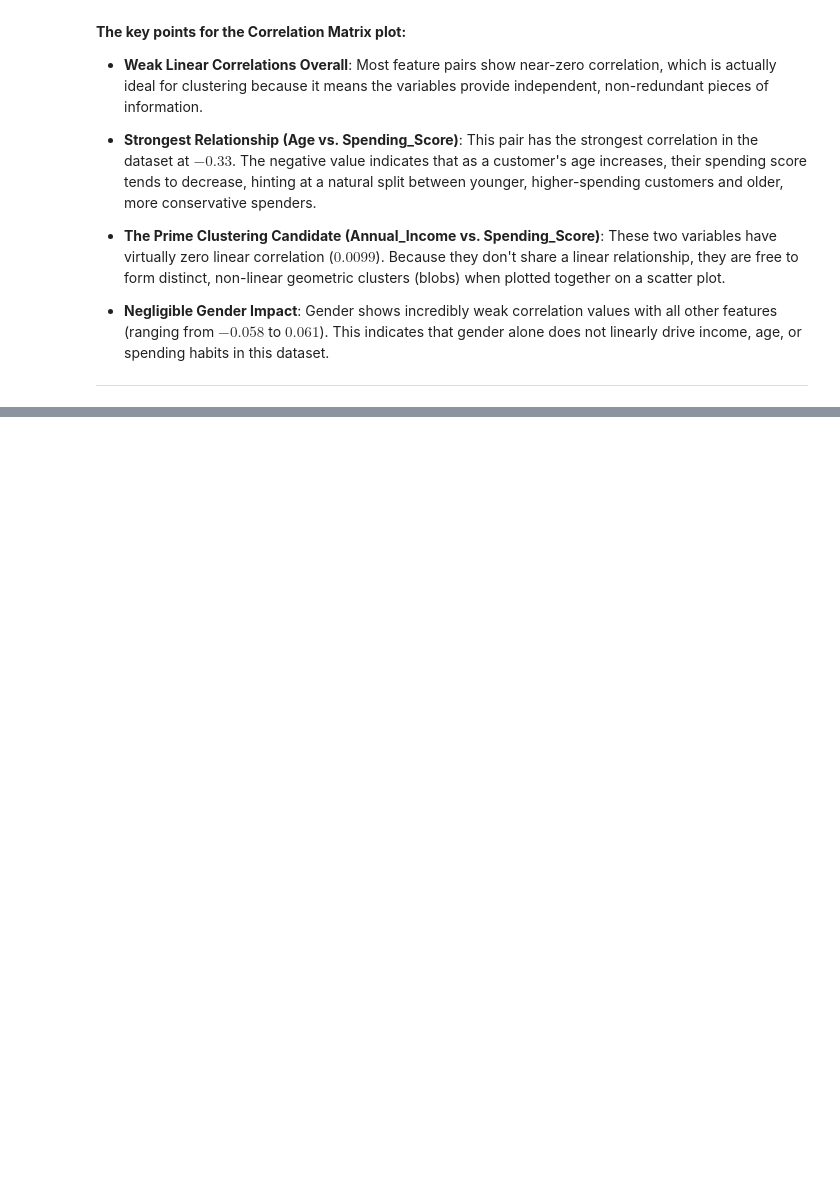
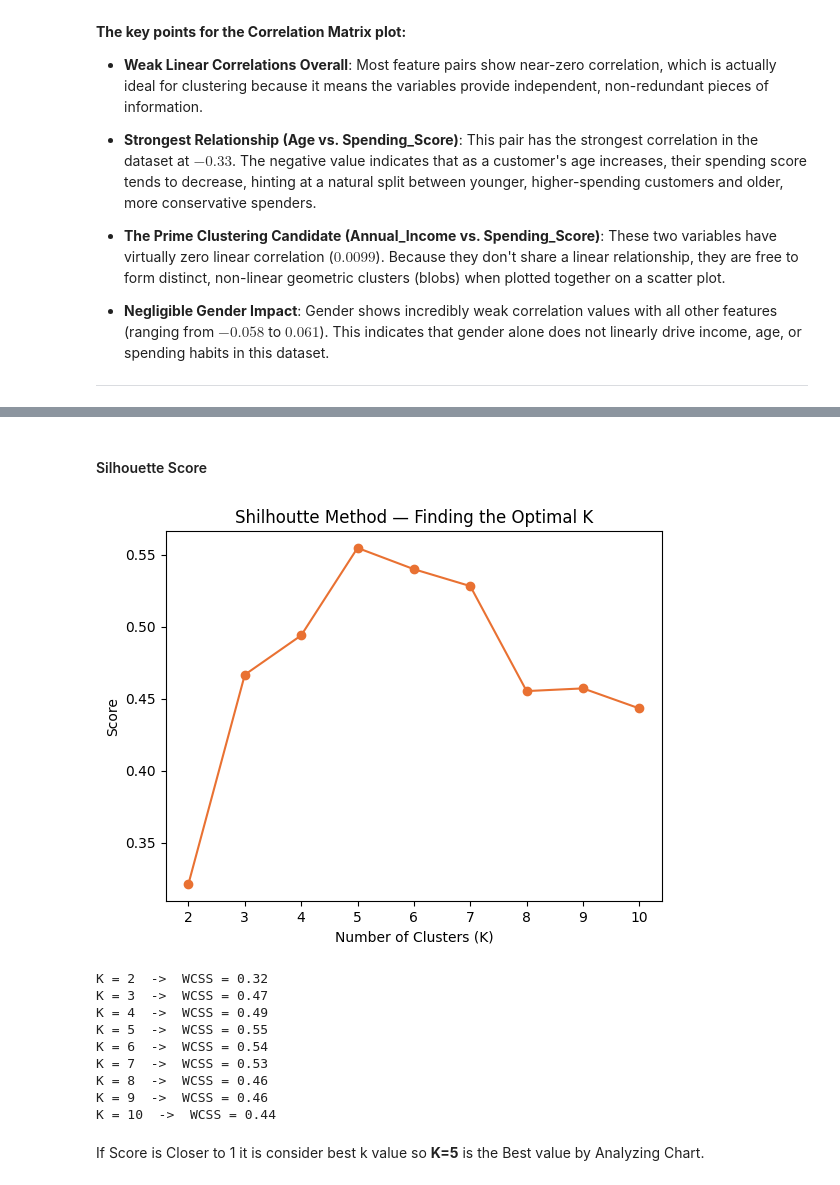
Before and after one commit to Deepvejpara/Mall_Customer_Segmentation, a Jupyter notebook: main.ipynb, the cells around one changed output, grey strips where cells are left out. Cells and saved outputs as stored; diff of their text form; code cells hidden in the pictures; blank space fills up the shorter version.

```diff
--- a/main.ipynb
+++ b/main.ipynb
@@ -163,0 +246,2 @@ plt.show()
+# %% [markdown]
+#### Silhouette Score
@@ -163,0 +250,30 @@ plt.show()
+# %%
+sils = []
+k_range = range(2, 11)
+
+for k in k_range:
+    km = KMeans(n_clusters=k, n_init=10, random_state=42)
+    sils.append(silhouette_score(df_2f, km.fit(df_2f).labels_))
+
+plt.plot(list(k_range), sils, marker="o", color="#E97132")
+plt.xlabel("Number of Clusters (K)")
+plt.ylabel("Score")
+plt.title("Shilhoutte Method \u2014 Finding the Optimal K")
+plt.xticks(list(k_range))
+plt.show()
+
+for k, w in zip(k_range, sils):
+    print(f"K = {k}  ->  WCSS = {w:,.2f}")
+# %% [output]
+[figure, added]
+K = 2  ->  WCSS = 0.32
+K = 3  ->  WCSS = 0.47
+K = 4  ->  WCSS = 0.49
+K = 5  ->  WCSS = 0.55
+K = 6  ->  WCSS = 0.54
+K = 7  ->  WCSS = 0.53
+K = 8  ->  WCSS = 0.46
+K = 9  ->  WCSS = 0.46
+K = 10  ->  WCSS = 0.44
+# %% [markdown]
+If Score is Closer to 1 it is consider best k value so **K=5** is the Best value by Analyzing Chart.
```
Also changed, not shown: parts of 38 cells of this notebook, 2 other files.
